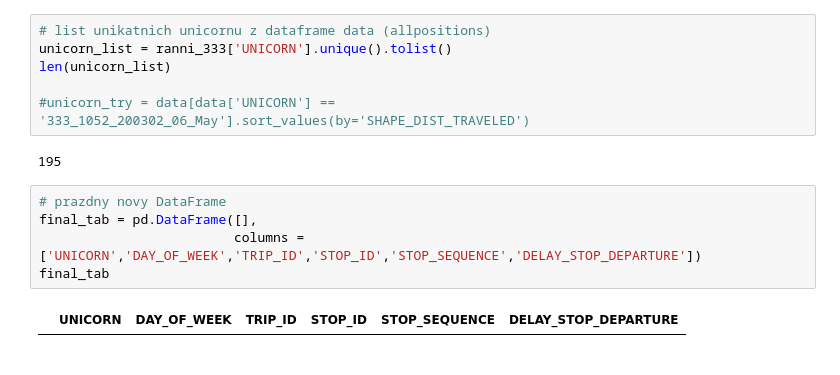
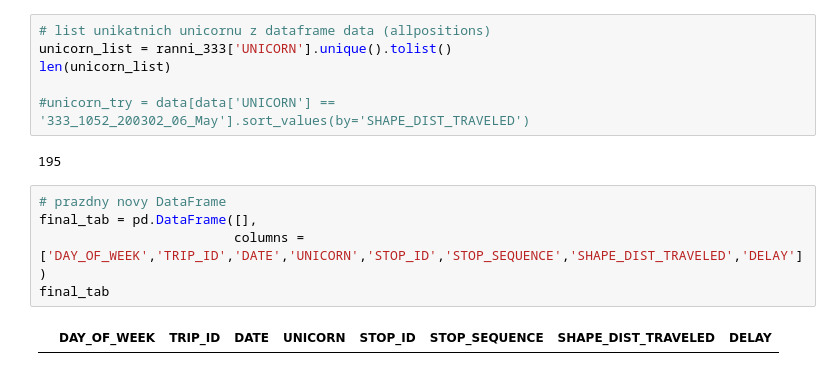
Before and after one commit to hrubajan/da_projekt_gol, a Jupyter notebook: stops_vs_positions.ipynb, the cells around one changed output. Drawn from its saved outputs; the diff is of its cells as text.

```diff
--- a/stops_vs_positions.ipynb
+++ b/stops_vs_positions.ipynb
@@ -102,7 +102,7 @@ len(unicorn_list)
 # %%
 # prazdny novy DataFrame
 final_tab = pd.DataFrame([],
-                         columns = ['UNICORN','DAY_OF_WEEK','TRIP_ID','STOP_ID','STOP_SEQUENCE','DELAY_STOP_DEPARTURE'])
+                         columns = ['DAY_OF_WEEK','TRIP_ID','DATE','UNICORN','STOP_ID','STOP_SEQUENCE','SHAPE_DIST_TRAVELED','DELAY'])
 final_tab
 # %% [output]
-|  | UNICORN | DAY_OF_WEEK | TRIP_ID | STOP_ID | STOP_SEQUENCE | DELAY_STOP_DEPARTURE |
+|  | DAY_OF_WEEK | TRIP_ID | DATE | UNICORN | STOP_ID | STOP_SEQUENCE | SHAPE_DIST_TRAVELED | DELAY |
```
Also changed, not shown: parts of 12 cells of this notebook.
